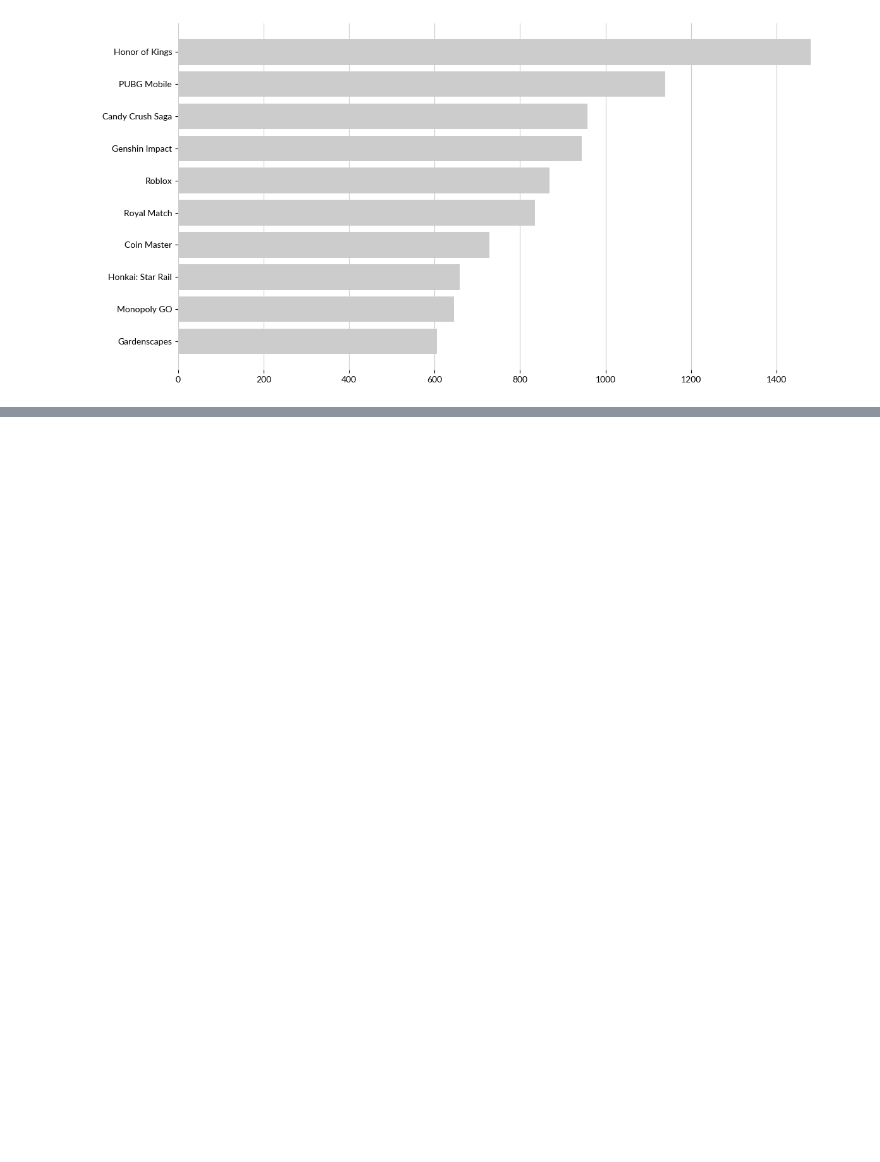
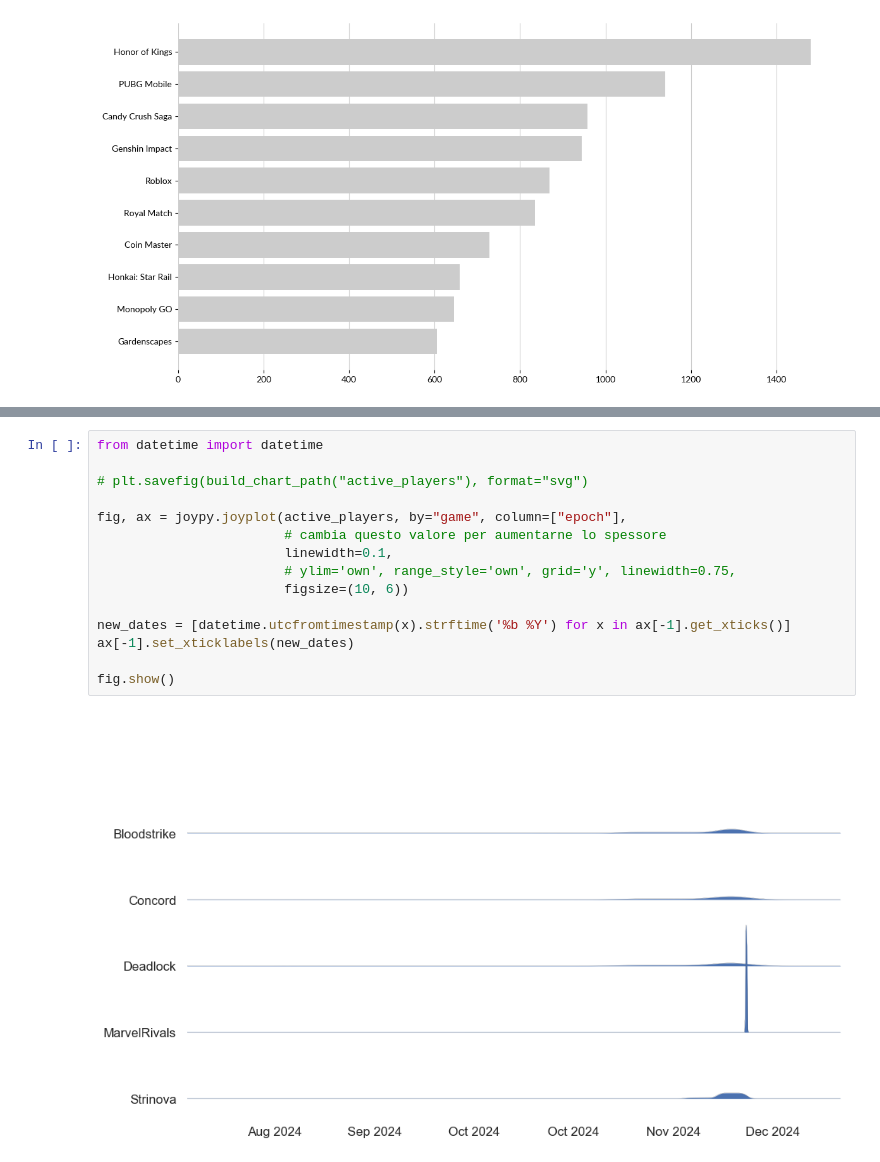
Before and after one commit to demic-dev/vs-project, a Jupyter notebook: charts.ipynb, the cells around one changed output, grey strips where cells are left out. Drawn from its saved outputs; the diff is of its cells as text; blank space fills up the shorter version.

```diff
--- a/charts.ipynb
+++ b/charts.ipynb
@@ -360,0 +423,17 @@ plt.savefig(build_chart_path("top_mobile_games_2024"), format="svg")
+# %%
+from datetime import datetime
+
+# plt.savefig(build_chart_path("active_players"), format="svg")
+
+fig, ax = joypy.joyplot(active_players, by="game", column=["epoch"],
+                        # cambia questo valore per aumentarne lo spessore
+                        linewidth=0.1,
+                        # ylim='own', range_style='own', grid='y', linewidth=0.75,
+                        figsize=(10, 6))
+
+new_dates = [datetime.utcfromtimestamp(x).strftime('%b %Y') for x in ax[-1].get_xticks()]
+ax[-1].set_xticklabels(new_dates)
+
+fig.show()
+# %% [output]
+[figure, added]
```
Also changed, not shown: parts of 5 cells of this notebook, 7 other files.
